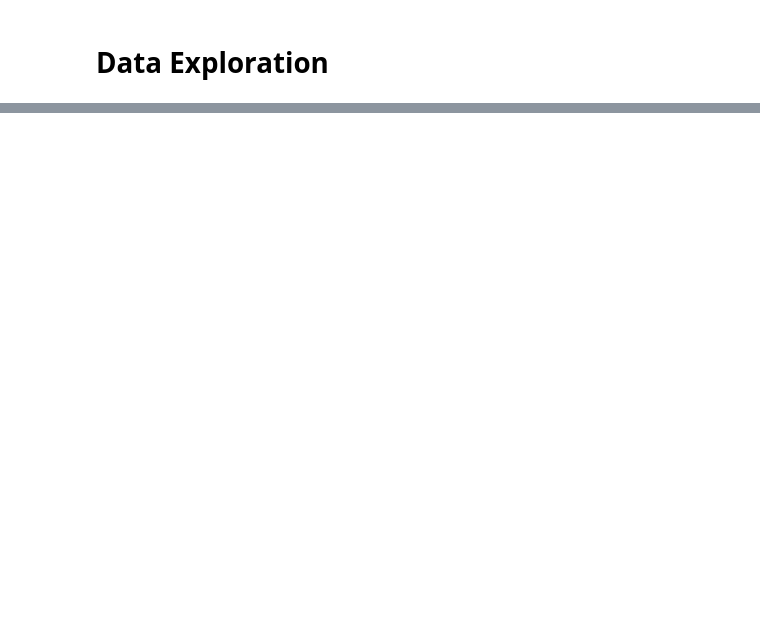
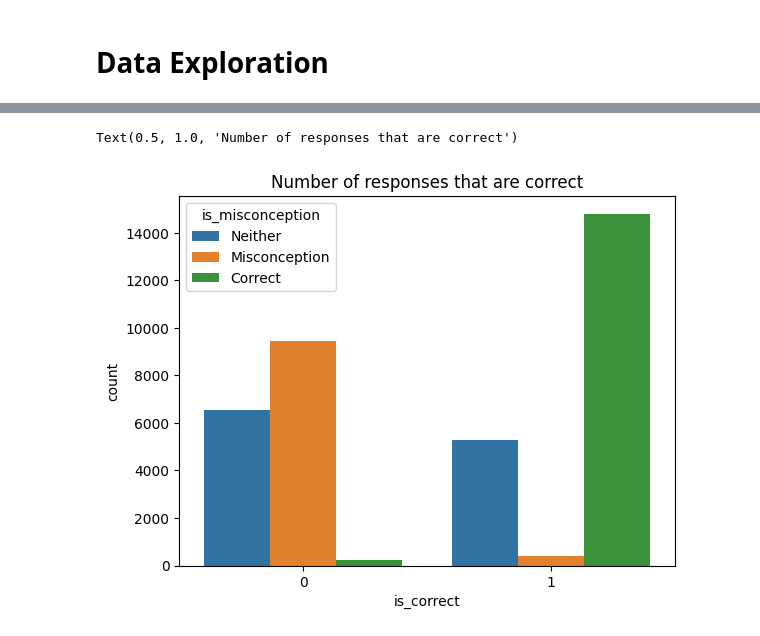
Before and after one commit to minimartzz/math-misunderstandings, a Jupyter notebook: data_exploration.ipynb, the cells around one changed output, grey strips where cells are left out. Cells and saved outputs as stored; diff of their text form; code cells hidden in the pictures; blank space fills up the shorter version.

Commit message:
Update: Initial data exploration

```diff
--- a/data_exploration.ipynb
+++ b/data_exploration.ipynb
@@ -14,0 +24,6 @@
+# %%
+# Loading data
+train = pd.read_csv('data/raw/train.csv')
+test = pd.read_csv('data/raw/test.csv')
+
+print(f"Train: {train.shape} | Test: {test.shape}")
@@ -14,0 +51,6 @@
+# %%
+train['is_correct'] = train['Category'].str.split("_").str[0]
+train['is_correct'] = train['is_correct'].map(lambda x: 1 if x == "True" else 0)
+train['is_misconception'] = train['Category'].str.split("_").str[1]
+train['Misconception'] = train['Misconception'].fillna('NA')
+train = train.drop(['row_id'], axis=1)
@@ -14,0 +71,6 @@
+# %%
+sns.countplot(train, x='is_correct', hue='is_misconception')
+plt.title('Number of responses that are correct')
+# %% [output]
+Text(0.5, 1.0, 'Number of responses that are correct')
+[figure, added]
```
Also changed, not shown: parts of 38 cells of this notebook.
